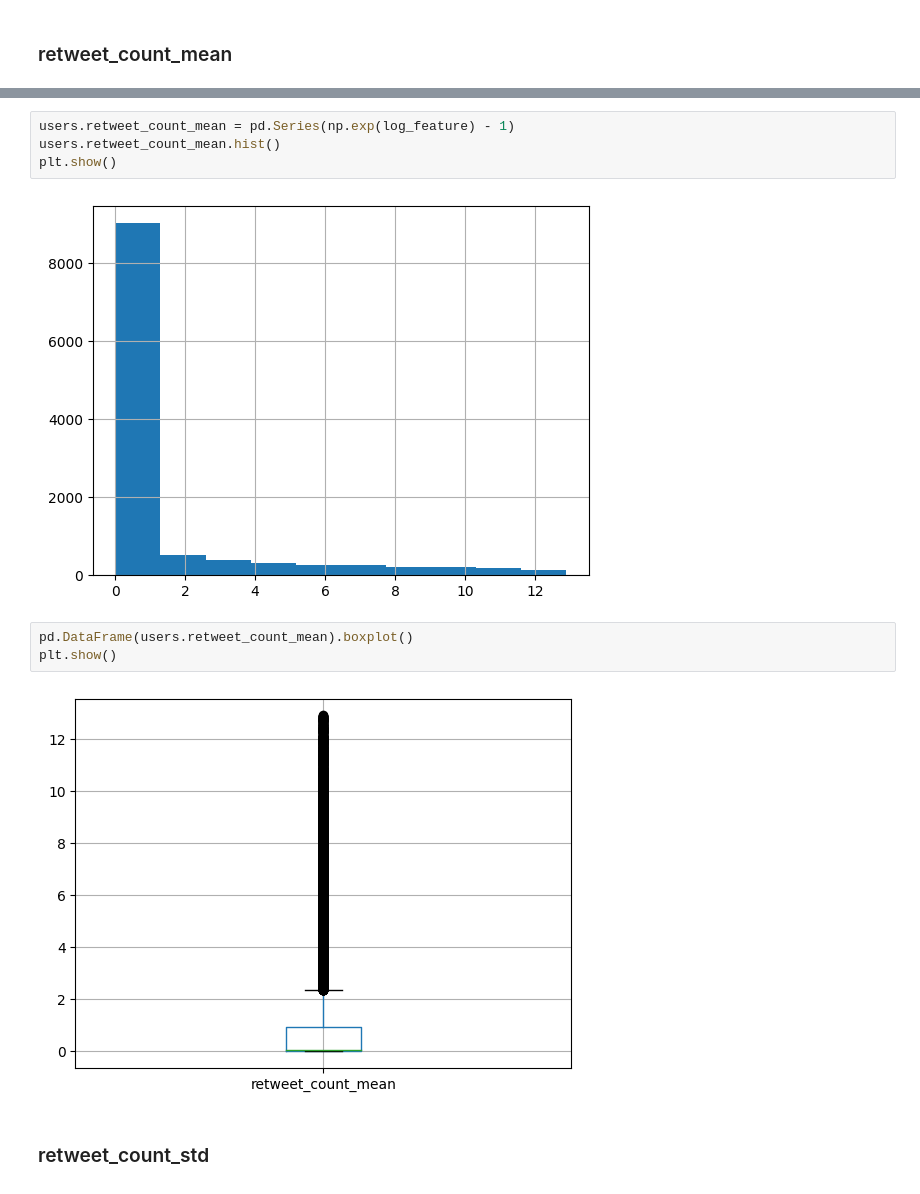
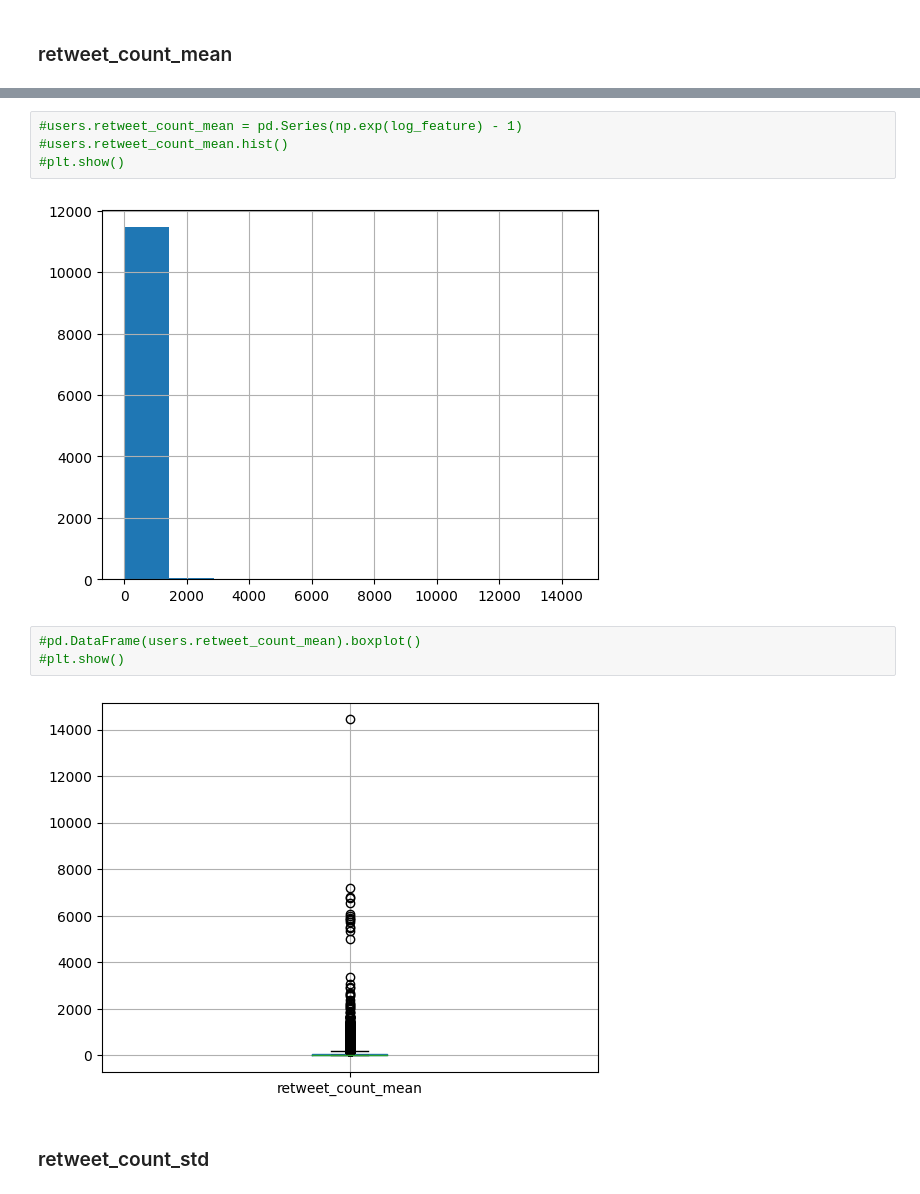
Before and after one commit to Andrew-Wyn/Data_Mining_22_23, a Jupyter notebook: TASK_1/DataUnderstandingProfiling.ipynb, the cells around one changed output, grey strips where cells are left out. Saved outputs shown, nothing was run; the diff lists cells and outputs as text.

Commit message:
re-run DataUnderstandingProfiling, moved to TASK folder

```diff
--- a/DataUnderstandingProfiling.ipynb
+++ b/TASK_1/DataUnderstandingProfiling.ipynb
@@ -883,14 +882,14 @@ remove_outliers(log_feature, 0.0, 0.90)
 # %%
-users.retweet_count_mean = pd.Series(np.exp(log_feature) - 1)
-users.retweet_count_mean.hist()
-plt.show()
+#users.retweet_count_mean = pd.Series(np.exp(log_feature) - 1)
+#users.retweet_count_mean.hist()
+#plt.show()
 # %% [output]
-[figure, old version]
+[figure, new version]
 # %%
-pd.DataFrame(users.retweet_count_mean).boxplot()
-plt.show()
+#pd.DataFrame(users.retweet_count_mean).boxplot()
+#plt.show()
 # %% [output]
-[figure, old version]
+[figure, new version]
 # %% [markdown]
 ### retweet_count_std
 # %%
```
Also changed, not shown: parts of 47 cells of this notebook.
